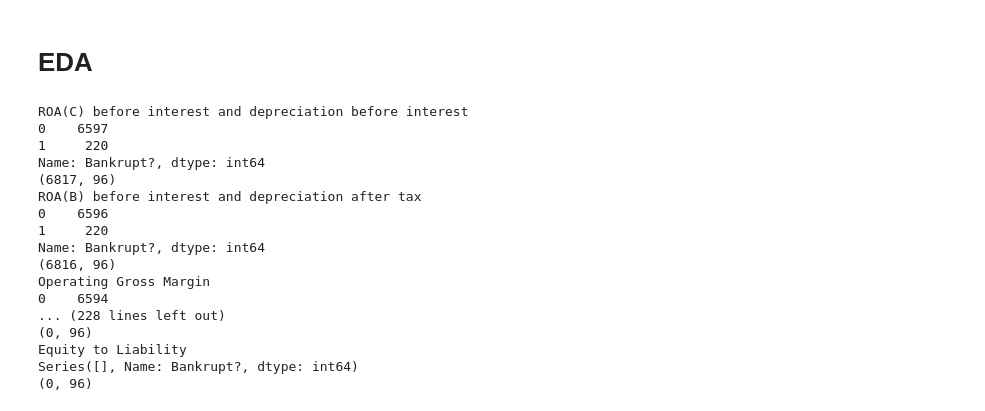
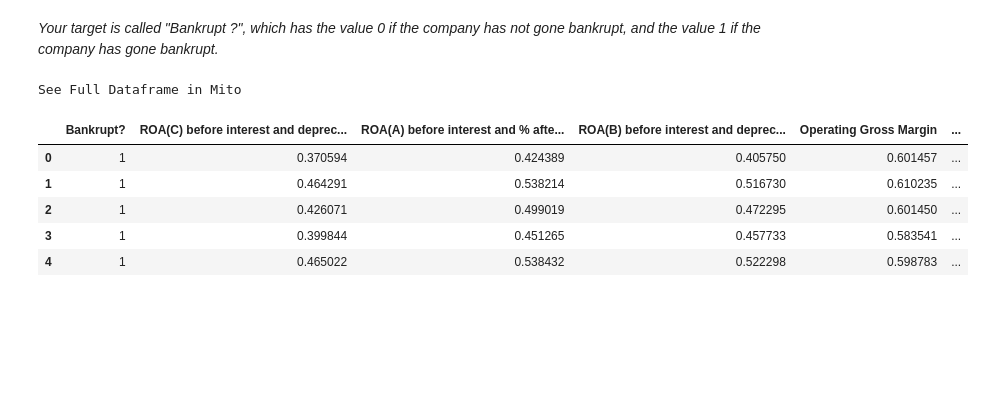
Before and after one commit to Clmntc/faillites_entreprises, a Jupyter notebook: Notebook_EDA.ipynb, the cells around one changed output. Drawn from its saved outputs; the diff is of its cells as text; code cells hidden in the pictures; blank space fills up the shorter version.

```diff
--- a/Notebook_EDA.ipynb
+++ b/Notebook_EDA.ipynb
@@ -4,3 +4,5 @@
+# %% [markdown]
+_Your target is called "Bankrupt ?", which has the value 0 if the company has not gone bankrupt, and the value 1 if the company has gone bankrupt._
 # %%
 import pandas as pd
 import numpy as np
@@ -16,60 +18,19 @@ from sklearn.metrics import accuracy_score, precision_score, recall_score, f1_sc
 
 # Holdout
 from sklearn.model_selection import train_test_split
-# %% [markdown]
-# EDA
 # %%
-df_raw = pd.read_csv('data/data.csv', delimiter=',', encoding="utf-8-sig")
-df = df_raw.drop_duplicates() #aucun duplicate
-df = df.rename(columns=lambda x: x.strip()) #enlever espace blanc
-df = df.rename(columns={"Net Income to Stockholder's Equity": 'Net Income to Stockholders Equity'})
+df_raw = pd.read_csv('data/data.csv')
+df_raw = df_raw.rename(columns=lambda x: x.strip()) #enlever espace blanc
+df_raw = df_raw.rename(columns={"Net Income to Stockholder's Equity": 'Net Income to Stockholders Equity'})
+df_raw = df_raw.drop_duplicates() # Duplicates
+df = df_raw
 pd.options.display.max_columns = None
-# display(df.head())
-
-# Cleaning
-
-# Gestion des outliers 0 et 1
-col_test1 = df.drop(['Bankrupt?', 'Liability-Assets Flag', 'Net Income Flag'], axis=1)
-
-col_test = df.drop(['Bankrupt?', 'Liability-Assets Flag', 'Net Income Flag', 'ROA(A) before interest and % after tax',
-                   'Operating Profit Rate', 'Operating Expense Rate', 'Research and development expense rate',
-                   'Interest-bearing debt interest rate', 'Tax rate (A)', 'Persistent EPS in the Last Four Seasons',
-                    'Revenue Per Share (Yuan ¥)', 'Operating Profit Per Share (Yuan ¥)',
-                    'Per Share Net profit before tax (Yuan ¥)', 'Total Asset Growth Rate',
-                   'Net Value Growth Rate', 'Cash Reinvestment %', 'Current Ratio', 'Quick Ratio',
-                   'Total debt/Total net worth', 'Debt ratio %', 'Net worth/Assets', 'Long-term fund suitability ratio (A)',
-                   'Borrowing dependency', 'Contingent liabilities/Net worth', 'Operating profit/Paid-in capital',
-                   'Net profit before tax/Paid-in capital', 'Inventory and accounts receivable/Net value',
-                   'Total Asset Turnover', 'Accounts Receivable Turnover', 'Average Collection Days' ], axis=1)
-
-
-for col in (col_test.columns):
-    df_new = df[(df[col]>0.01) & (df[col]<0.99)]
-    df = df_new
-    print(col)
-    print(df['Bankrupt?'].value_counts())
-    print(df.shape)
-
-
-# 'Operating Profit Rate',
-
-# Suite à la matrice de corrélation
-# df = df.drop(['id_salarié', 'Ancienneté_an', 'Distance domicile/Travail'], axis=1)
+display(df.head())
 # %% [output]
-ROA(C) before interest and depreciation before interest
-0    6597
-1     220
-Name: Bankrupt?, dtype: int64
-(6817, 96)
-ROA(B) before interest and depreciation after tax
-0    6596
-1     220
-Name: Bankrupt?, dtype: int64
-(6816, 96)
-Operating Gross Margin
-0    6594
-... (228 lines left out)
-(0, 96)
-Equity to Liability
-Series([], Name: Bankrupt?, dtype: int64)
-(0, 96)
+See Full Dataframe in Mito
+|  | Bankrupt? | ROA(C) before interest and deprec... | ROA(A) before interest and % afte... | ROA(B) before interest and deprec... | Operating Gross Margin | ... |
+| 0 | 1 | 0.370594 | 0.424389 | 0.405750 | 0.601457 | ... |
+| 1 | 1 | 0.464291 | 0.538214 | 0.516730 | 0.610235 | ... |
+| 2 | 1 | 0.426071 | 0.499019 | 0.472295 | 0.601450 | ... |
+| 3 | 1 | 0.399844 | 0.451265 | 0.457733 | 0.583541 | ... |
+| 4 | 1 | 0.465022 | 0.538432 | 0.522298 | 0.598783 | ... |
```
Also changed, not shown: parts of 42 cells of this notebook.
